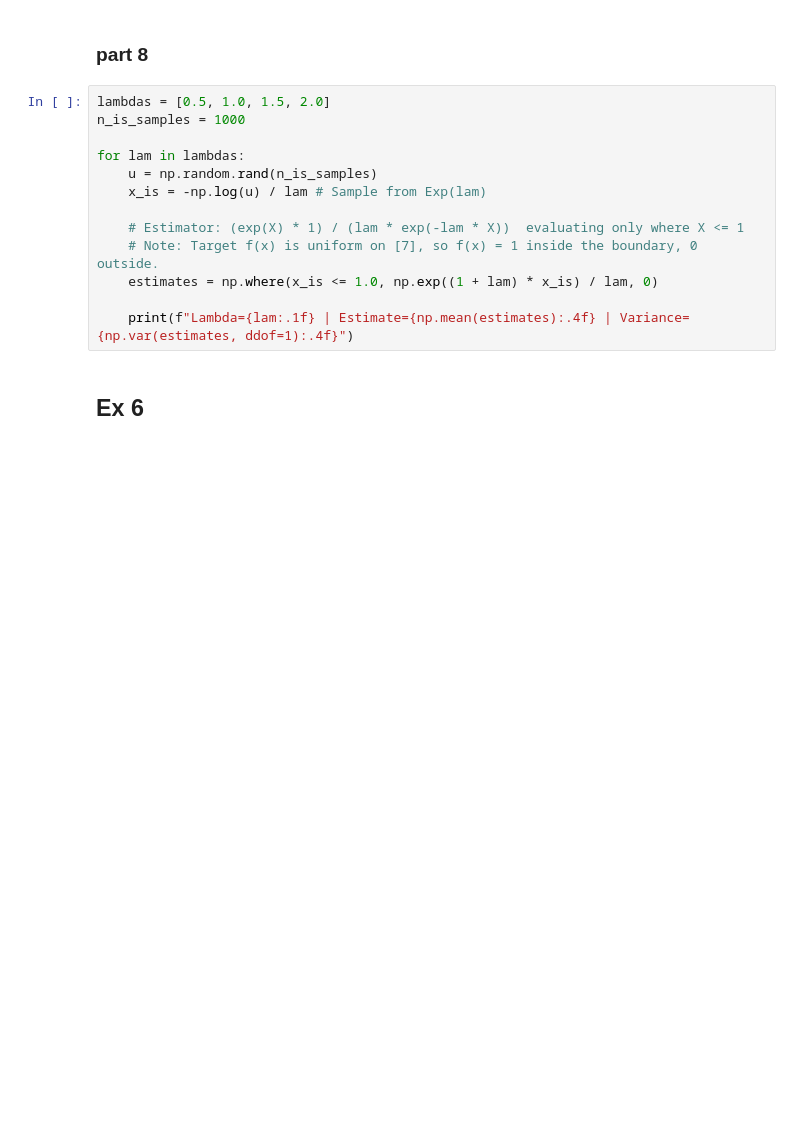
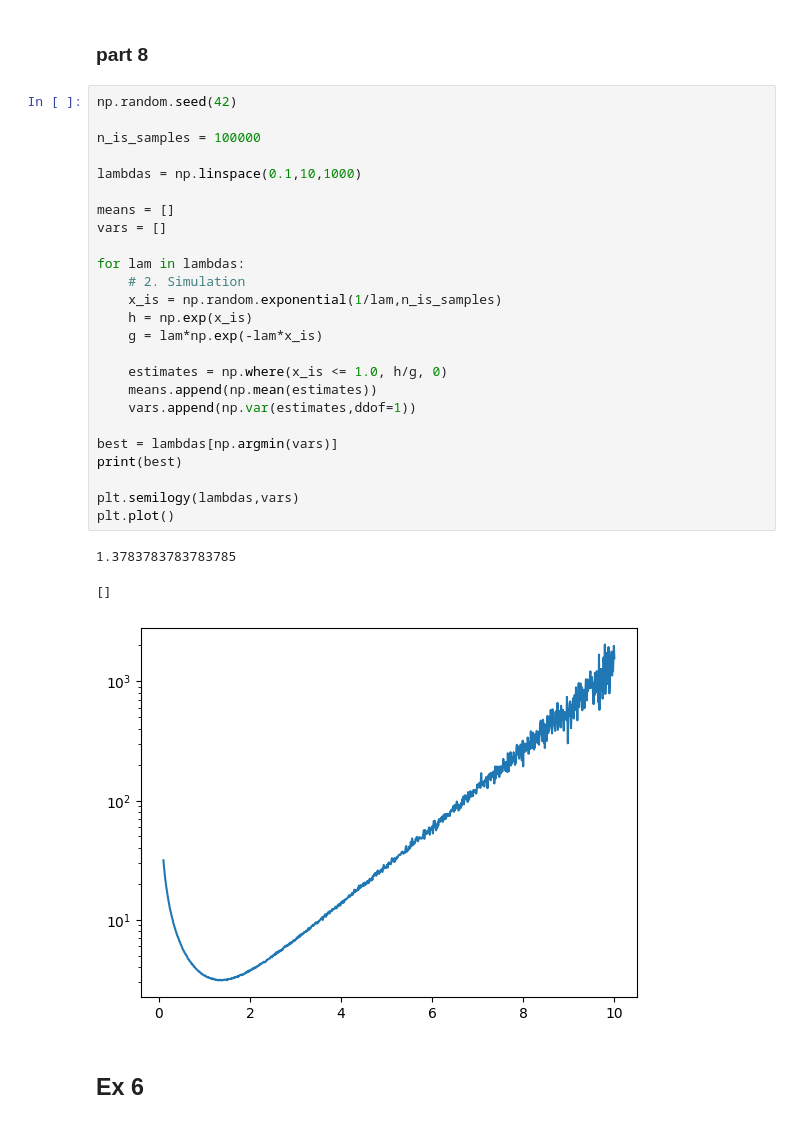
Before and after one commit to markus1573/stokastisk-simulering, a Jupyter notebook: Markus/week1.ipynb, the cells around one changed output. Cells and saved outputs as stored; diff of their text form; blank space fills up the shorter version.

```diff
--- a/Markus/week1.ipynb
+++ b/Markus/week1.ipynb
@@ -1690,17 +1788,33 @@ for a_val in [2.0, 4.0]:
 # %% [markdown]
 ### part 8
 # %%
-lambdas = [0.5, 1.0, 1.5, 2.0]
-n_is_samples = 1000
+np.random.seed(42)
+
+n_is_samples = 100000
+
+lambdas = np.linspace(0.1,10,1000)
+
+means = []
+vars = []
 
 for lam in lambdas:
-    u = np.random.rand(n_is_samples)
-    x_is = -np.log(u) / lam # Sample from Exp(lam)
+    # 2. Simulation
+    x_is = np.random.exponential(1/lam,n_is_samples)
+    h = np.exp(x_is)
+    g = lam*np.exp(-lam*x_is)
 
-    # Estimator: (exp(X) * 1) / (lam * exp(-lam * X))  evaluating only where X <= 1
-    # Note: Target f(x) is uniform on [7], so f(x) = 1 inside the boundary, 0 outside.
-    estimates = np.where(x_is <= 1.0, np.exp((1 + lam) * x_is) / lam, 0)
+    estimates = np.where(x_is <= 1.0, h/g, 0)
+    means.append(np.mean(estimates))
+    vars.append(np.var(estimates,ddof=1))
 
-    print(f"Lambda={lam:.1f} | Estimate={np.mean(estimates):.4f} | Variance={np.var(estimates, ddof=1):.4f}")
+best = lambdas[np.argmin(vars)]
+print(best)
+
+plt.semilogy(lambdas,vars)
+plt.plot()
+# %% [output]
+1.3783783783783785
+[]
+[figure, added]
 # %% [markdown]
 ## Ex 6
```
Also changed, not shown: parts of 11 cells of this notebook.
